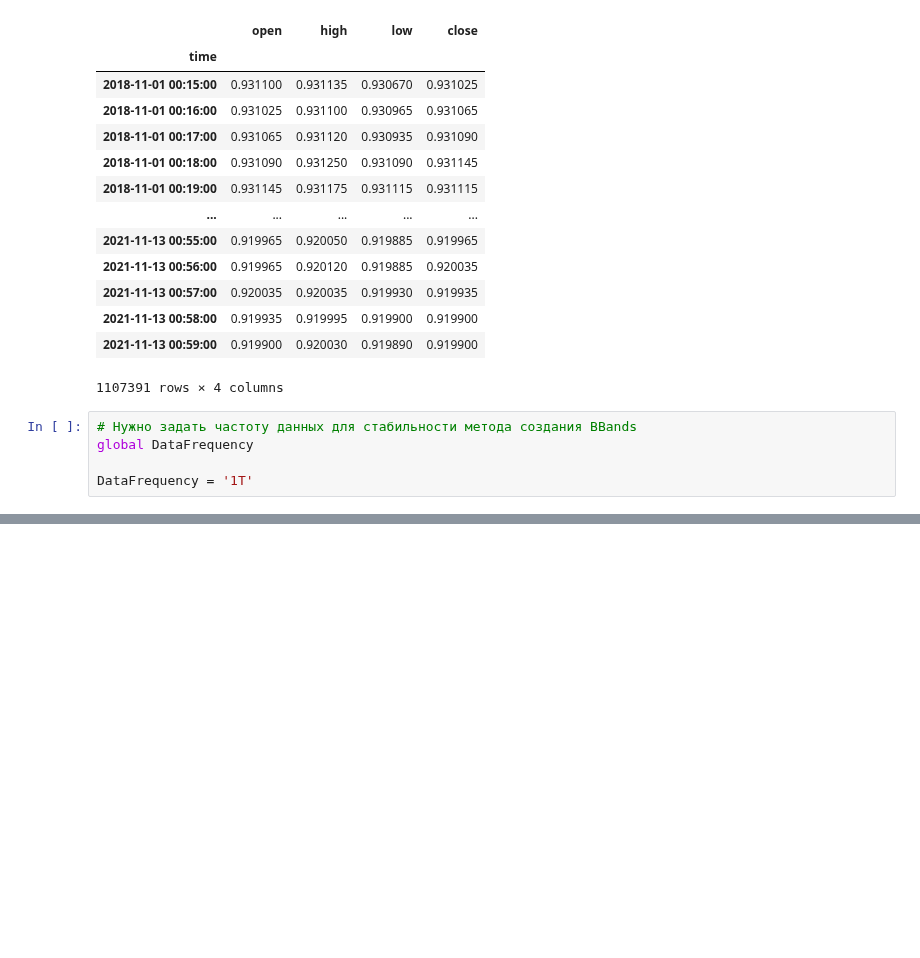
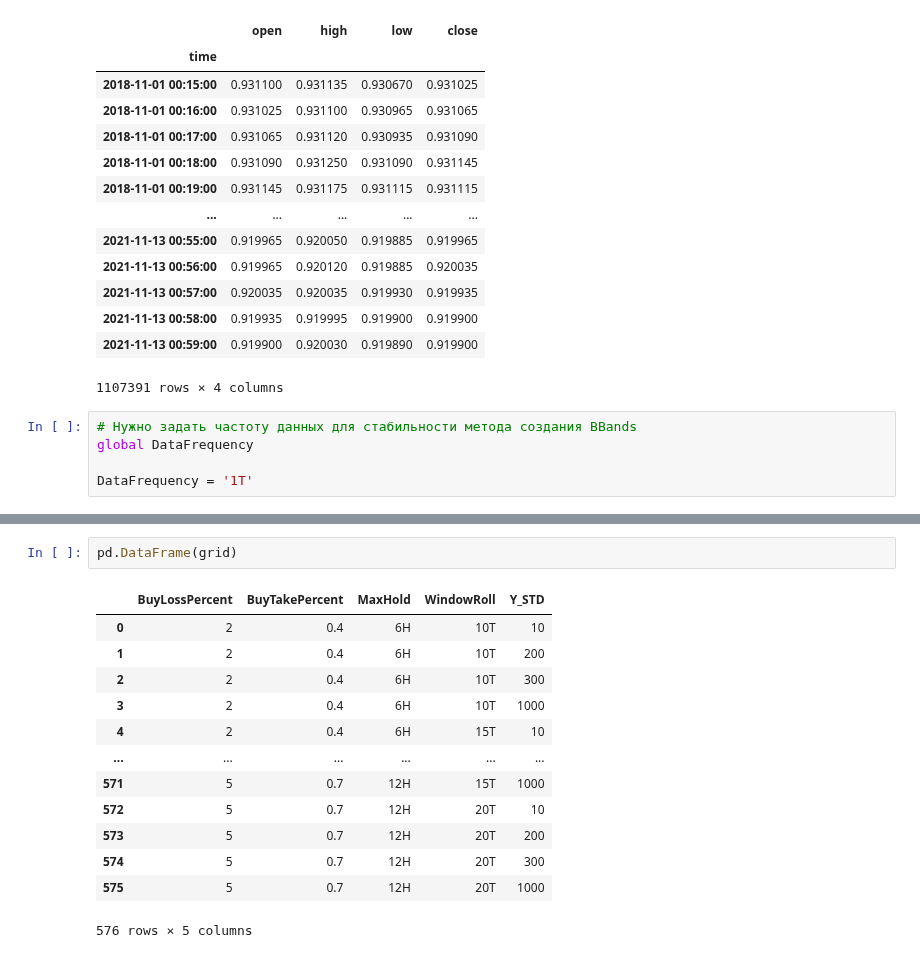
Before and after one commit to Molozey/algo-andrii, a Jupyter notebook: Andrii/Dir_Task_JAN_FEB/MR_Strategy.ipynb, the cells around one changed output, grey strips where cells are left out. Saved outputs shown, nothing was run; the diff lists cells and outputs as text; blank space fills up the shorter version.

```diff
--- a/Andrii/Dir_Task_JAN_FEB/MR_Strategy.ipynb
+++ b/Andrii/Dir_Task_JAN_FEB/MR_Strategy.ipynb
@@ -307,0 +320,16 @@ df = _estimator(data_frame=inp_data.copy().iloc[:SHIFT], params_dict=PARAMS)
+# %%
+pd.DataFrame(grid)
+# %% [output]
+|  | BuyLossPercent | BuyTakePercent | MaxHold | WindowRoll | Y_STD |
+| 0 | 2 | 0.4 | 6H | 10T | 10 |
+| 1 | 2 | 0.4 | 6H | 10T | 200 |
+| 2 | 2 | 0.4 | 6H | 10T | 300 |
+| 3 | 2 | 0.4 | 6H | 10T | 1000 |
+| 4 | 2 | 0.4 | 6H | 15T | 10 |
+| ... | ... | ... | ... | ... | ... |
+| 571 | 5 | 0.7 | 12H | 15T | 1000 |
+| 572 | 5 | 0.7 | 12H | 20T | 10 |
+| 573 | 5 | 0.7 | 12H | 20T | 200 |
+| 574 | 5 | 0.7 | 12H | 20T | 300 |
+| 575 | 5 | 0.7 | 12H | 20T | 1000 |
+576 rows × 5 columns
```
Also changed, not shown: parts of 9 cells of this notebook, 2 other files.
